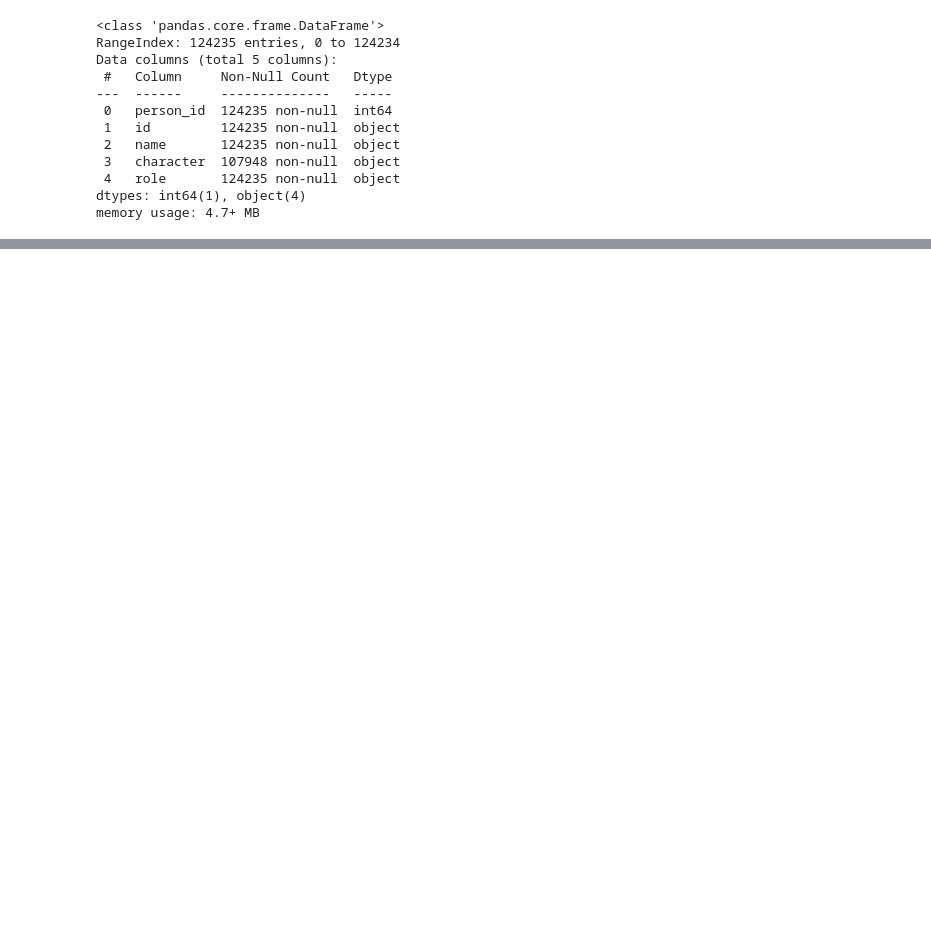
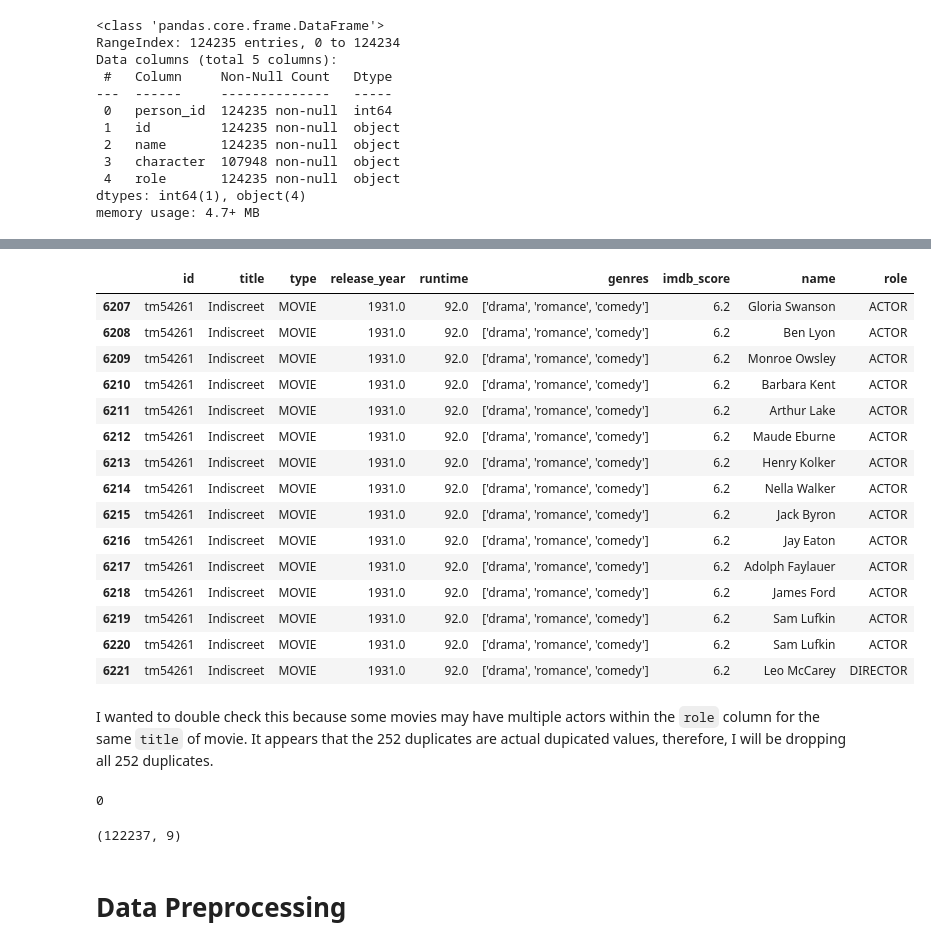
Before and after one commit to jsiddiqui85/Capstone_Recommendation_System, a Jupyter notebook: Workspace/Amazon_Prime_Video_Initial_EDA.ipynb, the cells around one changed output, grey strips where cells are left out. Drawn from its saved outputs; the diff is of its cells as text; code cells hidden in the pictures; blank space fills up the shorter version.

```diff
--- a/Workspace/Amazon_Prime_Video_Initial_EDA.ipynb
+++ b/Workspace/Amazon_Prime_Video_Initial_EDA.ipynb
@@ -62,0 +145,4 @@ credits_df.head()
+# %%
+# Drop all of the duplicated movie titles
+
+titles_df.drop_duplicates(subset='title', inplace=True)
@@ -77,0 +199,4 @@ memory usage: 4.7+ MB
+# %%
+# Merge both title and credit dataframes together
+
+movies_df = titles_df.merge(credits_df, on='id', how='outer')
@@ -77,0 +273,11 @@ memory usage: 4.7+ MB
+# %%
+movies_df = movies_df.drop(['description',
+                'age_certification',
+                'production_countries',
+                'seasons',
+                'imdb_id',
+                'imdb_votes',
+                'tmdb_popularity',
+                'tmdb_score',
+                'person_id',
+                'character'], axis=1)
@@ -77,0 +331,2 @@ memory usage: 4.7+ MB
+# %%
+movies_df = movies_df.dropna(axis=0, subset=['title','type','release_year','runtime','genres','name','role'])
@@ -77,0 +376,22 @@ memory usage: 4.7+ MB
+# %%
+# Checking one unique value to determine if there are actual duplicates
+movies_df[(movies_df['id'] == 'tm54261') & ]
+# %% [output]
+|  | id | title | type | release_year | runtime | genres | imdb_score | name | role |
+| 6207 | tm54261 | Indiscreet | MOVIE | 1931.0 | 92.0 | ['drama', 'romance', 'comedy'] | 6.2 | Gloria Swanson | ACTOR |
+| 6208 | tm54261 | Indiscreet | MOVIE | 1931.0 | 92.0 | ['drama', 'romance', 'comedy'] | 6.2 | Ben Lyon | ACTOR |
+| 6209 | tm54261 | Indiscreet | MOVIE | 1931.0 | 92.0 | ['drama', 'romance', 'comedy'] | 6.2 | Monroe Owsley | ACTOR |
+| 6210 | tm54261 | Indiscreet | MOVIE | 1931.0 | 92.0 | ['drama', 'romance', 'comedy'] | 6.2 | Barbara Kent | ACTOR |
+| 6211 | tm54261 | Indiscreet | MOVIE | 1931.0 | 92.0 | ['drama', 'romance', 'comedy'] | 6.2 | Arthur Lake | ACTOR |
+| 6212 | tm54261 | Indiscreet | MOVIE | 1931.0 | 92.0 | ['drama', 'romance', 'comedy'] | 6.2 | Maude Eburne | ACTOR |
+| 6213 | tm54261 | Indiscreet | MOVIE | 1931.0 | 92.0 | ['drama', 'romance', 'comedy'] | 6.2 | Henry Kolker | ACTOR |
+| 6214 | tm54261 | Indiscreet | MOVIE | 1931.0 | 92.0 | ['drama', 'romance', 'comedy'] | 6.2 | Nella Walker | ACTOR |
+| 6215 | tm54261 | Indiscreet | MOVIE | 1931.0 | 92.0 | ['drama', 'romance', 'comedy'] | 6.2 | Jack Byron | ACTOR |
+| 6216 | tm54261 | Indiscreet | MOVIE | 1931.0 | 92.0 | ['drama', 'romance', 'comedy'] | 6.2 | Jay Eaton | ACTOR |
+| 6217 | tm54261 | Indiscreet | MOVIE | 1931.0 | 92.0 | ['drama', 'romance', 'comedy'] | 6.2 | Adolph Faylauer | ACTOR |
+| 6218 | tm54261 | Indiscreet | MOVIE | 1931.0 | 92.0 | ['drama', 'romance', 'comedy'] | 6.2 | James Ford | ACTOR |
+| 6219 | tm54261 | Indiscreet | MOVIE | 1931.0 | 92.0 | ['drama', 'romance', 'comedy'] | 6.2 | Sam Lufkin | ACTOR |
+| 6220 | tm54261 | Indiscreet | MOVIE | 1931.0 | 92.0 | ['drama', 'romance', 'comedy'] | 6.2 | Sam Lufkin | ACTOR |
+| 6221 | tm54261 | Indiscreet | MOVIE | 1931.0 | 92.0 | ['drama', 'romance', 'comedy'] | 6.2 | Leo McCarey | DIRECTOR |
+# %% [markdown]
+I wanted to double check this because some movies may have multiple actors within the `role` column for the same `title` of movie.  It appears that the 252 duplicates are actual dupicated values, therefore, I will be dropping all 252 duplicates.
@@ -77,0 +401,12 @@ memory usage: 4.7+ MB
+# %%
+# Checking to ensure all duplicated items have been removed
+movies_df.duplicated().sum()
+# %% [output]
+0
+# %%
+# Rechecking the shape of my dataframe
+movies_df.shape
+# %% [output]
+(122237, 9)
+# %% [markdown]
+# Data Preprocessing
```
Also changed, not shown: parts of 62 cells of this notebook, 1 other file.
